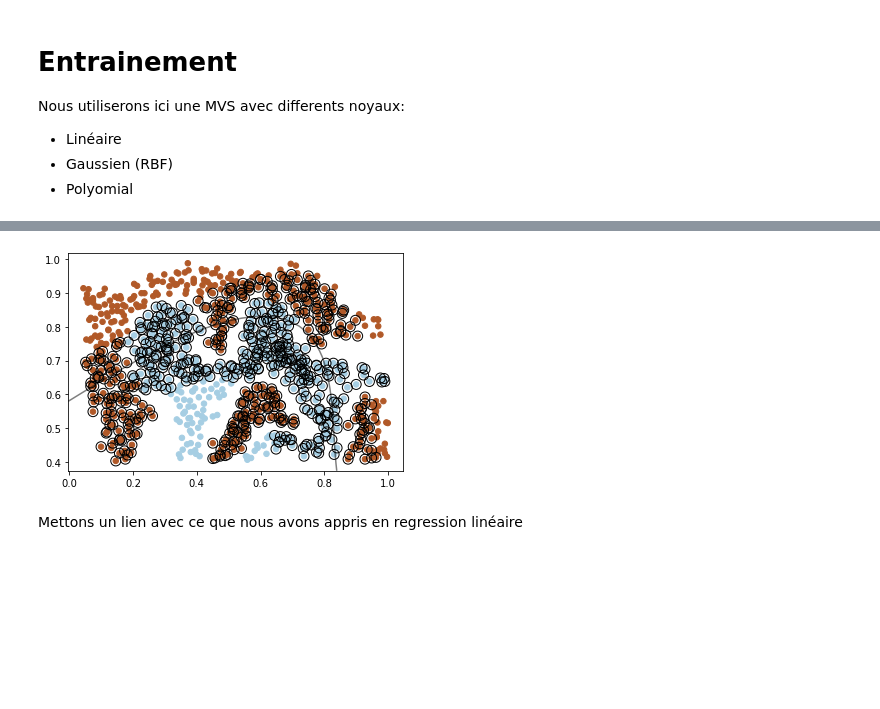
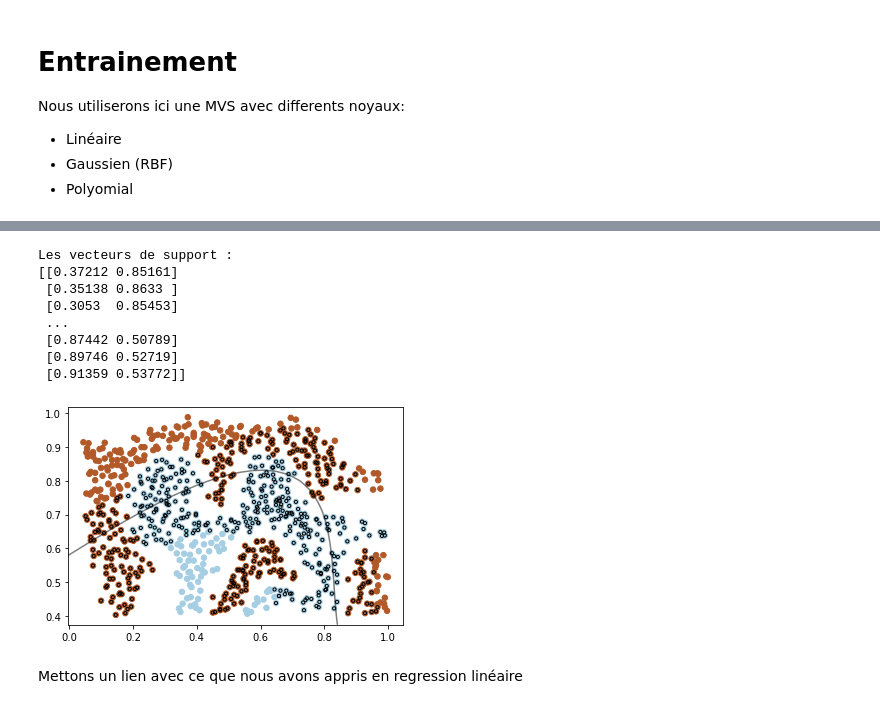
Before and after one commit to ayoubhammal/notebooks_tp_iarn, a Jupyter notebook: tp7/TP VMS-V2.ipynb, the cells around one changed output, grey strips where cells are left out. Drawn from its saved outputs; the diff is of its cells as text; code cells hidden in the pictures; blank space fills up the shorter version.

```diff
--- a/tp7/TP VMS-V2.ipynb
+++ b/tp7/TP VMS-V2.ipynb
@@ -64,12 +64,16 @@ def plot_decision_boundary(X, y, classifier, draw_support_vector=False):
     ax.contour(
         XX, YY, Z, colors="k", levels=[0], alpha=0.5, linestyles=["-"]
     )
+
+    print("Les vecteurs de support :")
+    print(classifier.support_vectors_)
+
     if draw_support_vector:
         # plot support vectors
         ax.scatter(
             classifier.support_vectors_[:, 0],
             classifier.support_vectors_[:, 1],
-            s=100,
+            s=10,
             linewidth=1,
             facecolors="none",
             edgecolors="k",
@@ -82,8 +103,16 @@ plot_decision_boundary(X, y, rbf_svc, True)
 # %%
-poly_svc = svm.SVC(kernel='poly', degree=3, C=1).fit(X, y.ravel())
+poly_svc = svm.SVC(kernel='poly', gamma=10, degree=3, C=10).fit(X, y.ravel())
 plot_decision_boundary(X, y, poly_svc, True)
 # %% [output]
+Les vecteurs de support :
+[[0.37212 0.85161]
+ [0.35138 0.8633 ]
+ [0.3053  0.85453]
+ ...
+ [0.87442 0.50789]
+ [0.89746 0.52719]
+ [0.91359 0.53772]]
-[figure, old version]
+[figure, new version]
 # %%
 svc = svm.SVC(kernel='linear', C=1).fit(X, y.ravel())
 lin_svc = svm.LinearSVC(C=1).fit(X, y.ravel())
```
Also changed, not shown: parts of 2 cells of this notebook.
